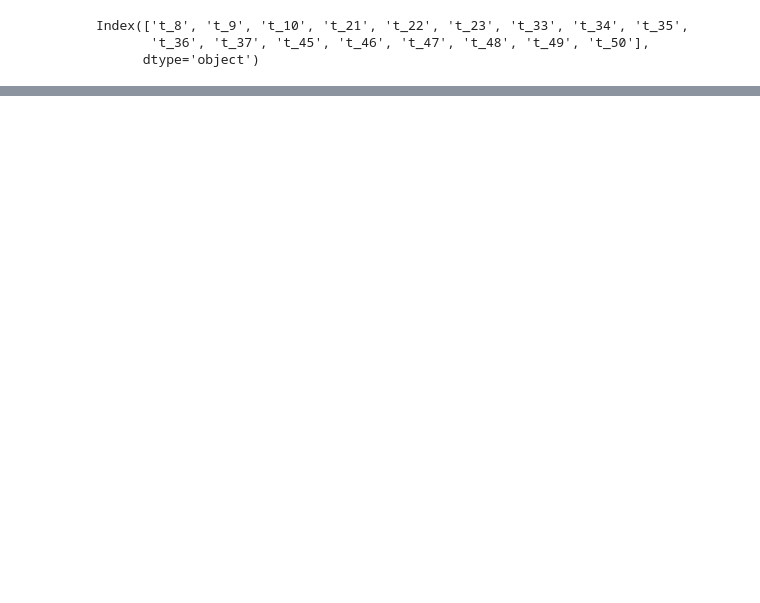
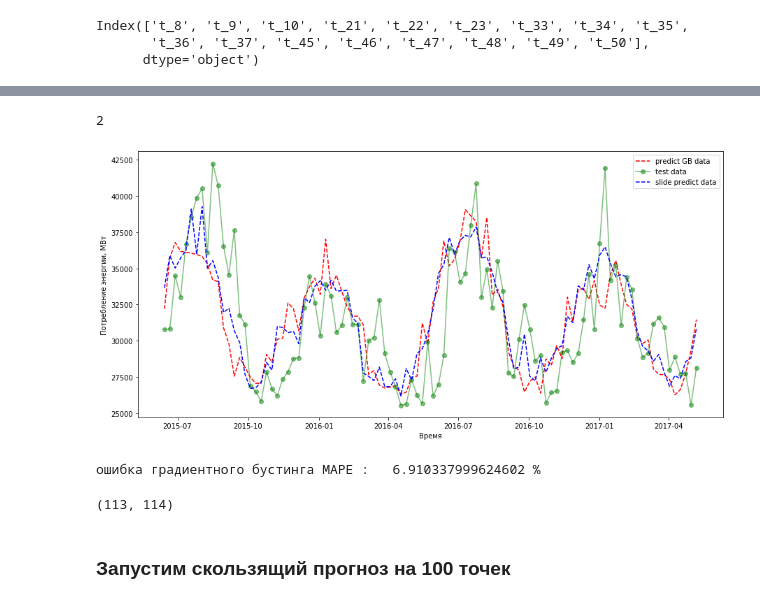
Before and after one commit to VadimGrishin/time_series, a Jupyter notebook: time_ser_less4.ipynb, the cells around one changed output, grey strips where cells are left out. Cells and saved outputs as stored; diff of their text form; code cells hidden in the pictures; blank space fills up the shorter version.

```diff
--- a/time_ser_less4.ipynb
+++ b/time_ser_less4.ipynb
@@ -343,0 +335,63 @@ a*b
+# %%
+np.max((1,2))
+# %% [output]
+2
+# %%
+def predict_change_feats(p, i, y, X):
+    '''
+    Делает предикт в точке X[p] на i шагов вперед, заменяя сдвиги и разности по мере увеличения i
+    '''
+    y[p+i] = model_g.predict(X[p+i].reshape(1, -1))
+
+    # change X:
+    j = np.min((i, 53))
+    if i>0:
+        X[p+i+1, tn[0]] = y[p+i-1]
+
+    if i>1:
+        X[p+i+1, 62] = X[p+i, tn[0]] - X[p+i, tn[1]]
+
+    for k in range(j-1):
+        X[p+i+1, tn[k+1]] = X[p+i, tn[k]]
+
+    for k in range(j-2):
+        X[p+i+1, dn[k+1]] = X[p+i, dn[k]]
+
+    return y, X
+# %%
+y_pred4slide = []
+for p in range(100):
+
+    y_slide = y_test.copy()
+    X_slide = X_test.copy()
+
+    for i in range(4):
+        y_slide, X_slide = predict_change_feats(p, i, y_slide, X_slide)
+
+    y_pred4slide.append(y_slide[p+3])
+# %%
+plt.figure( figsize=( 15, 7 ))
+
+
+plt.xlabel('Время')
+plt.ylabel('Потребление энергии, МВт')
+plt.plot(test.index[1:101],y_pred[:100], '--r',label='predict GB data' )
+plt.plot(test.index[1:101],y_test[:100], '-og',label='test data', alpha=0.5)
+plt.plot(test.index[1:101],y_pred4slide[:100], '--b',label='slide predict data')
+
+plt.legend()
+plt.show()
+# %% [output]
+[figure, added]
+# %%
+er_g = mean_absolute_percentage_error(y_test[:100],y_pred4slide )
+
+print('ошибка градиентного бустинга MAPE :  ', er_g,'%')
+# %% [output]
+ошибка градиентного бустинга MAPE :   6.910337999624602 %
+# %%
+X_slide.shape
+# %% [output]
+(113, 114)
+# %% [markdown]
+### Запустим скользящий прогноз на 100 точек
```
Also changed, not shown: parts of 38 cells of this notebook.
